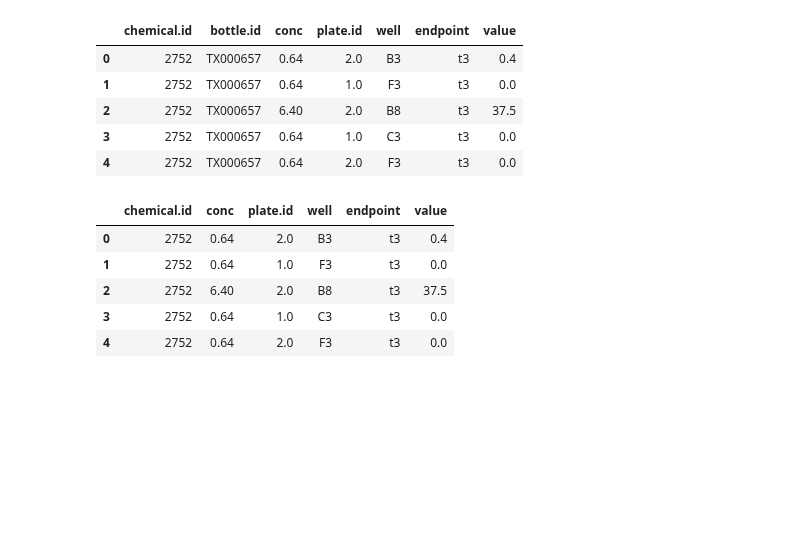
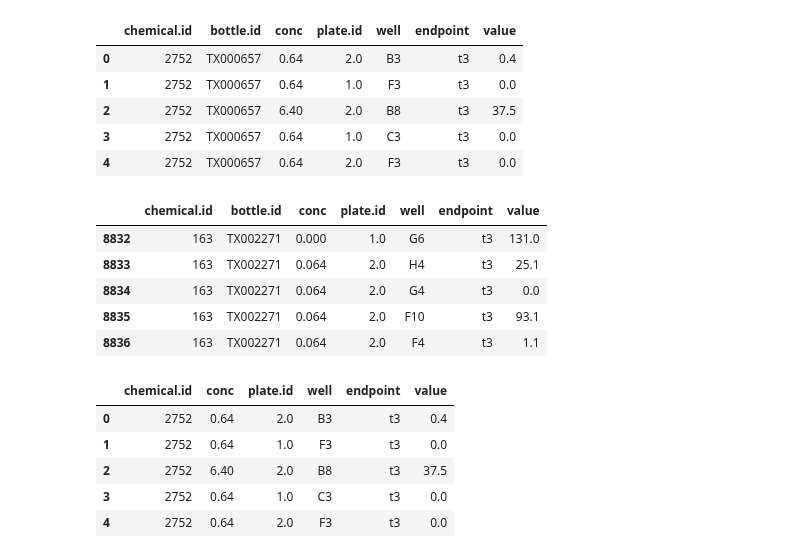
Before and after one commit to PNNL-CompBio/srpAnalytics, a Jupyter notebook: analysis/latest/1_preprocessing/phase_I_II/before_Lisa_cleanup/behavior/tall2wide_bevavior_phase_I_II.ipynb, the cells around one changed output. Saved outputs shown, nothing was run; the diff lists cells and outputs as text; code cells hidden in the pictures; blank space fills up the shorter version.

```diff
--- a/analysis/latest/1_preprocessing/phase_I_II/before_Lisa_cleanup/behavior/tall2wide_bevavior_phase_I_II.ipynb
+++ b/analysis/latest/1_preprocessing/phase_I_II/before_Lisa_cleanup/behavior/tall2wide_bevavior_phase_I_II.ipynb
@@ -18,6 +18,17 @@ behav_all_data.head()
 | 2 | 2752 | TX000657 | 6.40 | 2.0 | B8 | t3 | 37.5 |
 | 3 | 2752 | TX000657 | 0.64 | 1.0 | C3 | t3 | 0.0 |
 | 4 | 2752 | TX000657 | 0.64 | 2.0 | F3 | t3 | 0.0 |
+# %%
+new_behav_all_data = behav_all_data.loc[behav_all_data['bottle.id'] == "TX002271",['chemical.id', 'bottle.id', 'conc', 'plate.id', 'well', 'endpoint', 'value']]
+# %%
+new_behav_all_data.head()
+# %% [output]
+|  | chemical.id | bottle.id | conc | plate.id | well | endpoint | value |
+| 8832 | 163 | TX002271 | 0.000 | 1.0 | G6 | t3 | 131.0 |
+| 8833 | 163 | TX002271 | 0.064 | 2.0 | H4 | t3 | 25.1 |
+| 8834 | 163 | TX002271 | 0.064 | 2.0 | G4 | t3 | 0.0 |
+| 8835 | 163 | TX002271 | 0.064 | 2.0 | F10 | t3 | 93.1 |
+| 8836 | 163 | TX002271 | 0.064 | 2.0 | F4 | t3 | 1.1 |
 # %%
 # Keep only relevant columns
 columns_to_keep = ['chemical.id', 'conc', 'plate.id', 'well', 'endpoint', 'value']
```
Also changed, not shown: parts of 2 cells of this notebook, 9 other files.
